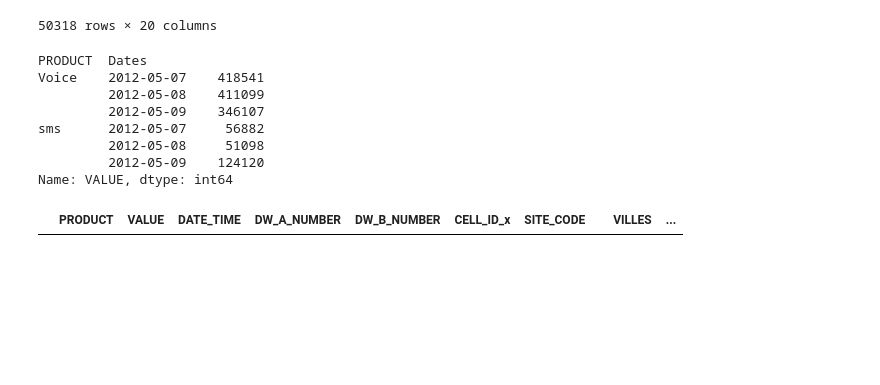
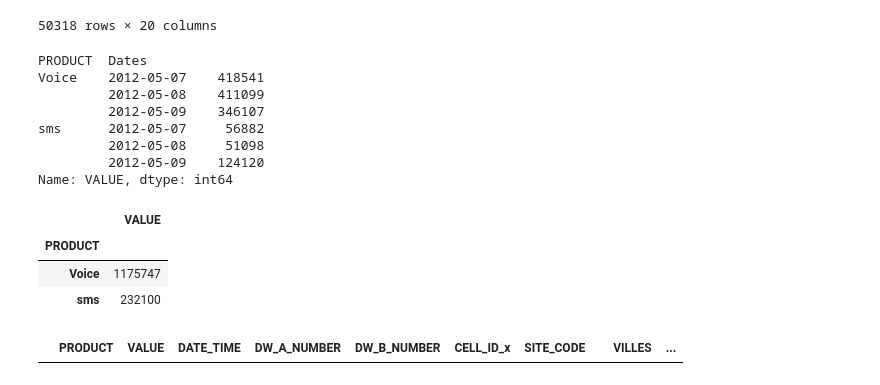
Before and after one commit to C-HARRIETH/TELECOM-DATA-ANALYSIS, a Jupyter notebook: Moringa_Data_Science_Prep_W3_Independent_Project_2021_01_Chebet_Harrieth_Data_Analysis_.ipynb, the cells around one changed output. Cells and saved outputs as stored; diff of their text form; code cells hidden in the pictures; blank space fills up the shorter version.

```diff
--- a/Moringa_Data_Science_Prep_W3_Independent_Project_2021_01_Chebet_Harrieth_Data_Analysis_.ipynb
+++ b/Moringa_Data_Science_Prep_W3_Independent_Project_2021_01_Chebet_Harrieth_Data_Analysis_.ipynb
@@ -559,6 +559,16 @@ sms      2012-05-07     56882
          2012-05-08     51098
          2012-05-09    124120
 Name: VALUE, dtype: int64
+# %%
+# pivot table for prices spent most on each product in the three days
+
+table = pd.pivot_table(merged, values='VALUE', index=['PRODUCT'], aggfunc=np.sum)
+table
+# %% [output]
+|  | VALUE |
+| PRODUCT |  |
+| Voice | 1175747 |
+| sms | 232100 |
 # %%
 # checking for data values.
 
```
Also changed, not shown: parts of 2 cells of this notebook.
